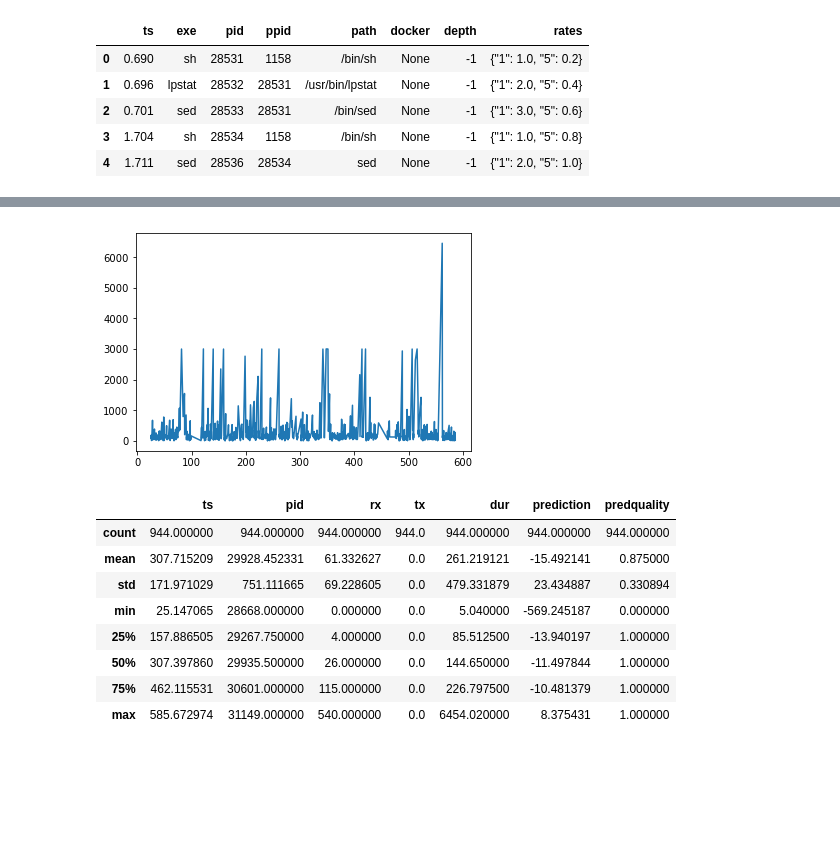
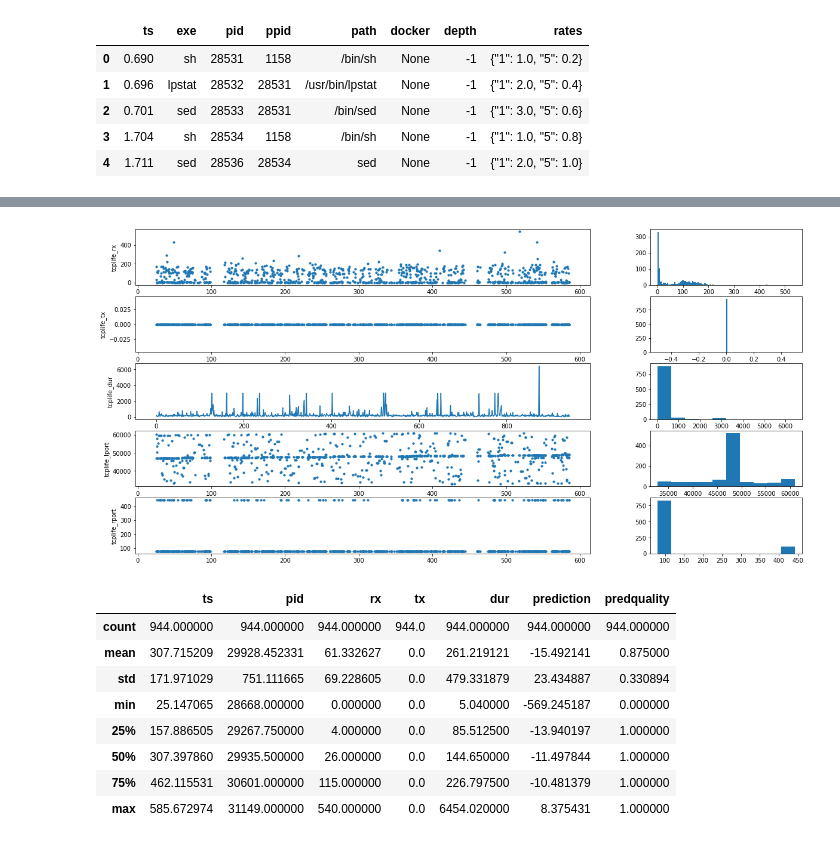
Before and after one commit to alivalehi/challenge1, a Jupyter notebook: preprocessing.ipynb, the cells around one changed output, grey strips where cells are left out. Saved outputs shown, nothing was run; the diff lists cells and outputs as text; code cells hidden in the pictures; blank space fills up the shorter version.

```diff
--- a/preprocessing.ipynb
+++ b/preprocessing.ipynb
@@ -41,19 +66,42 @@ df_tcplife = pd.read_sql_query("SELECT * FROM 'tcplife';", conn)
-# %%
-plt.plot(df_tcplife.ts,df_tcplife.dur)
-plt.show()
-
-
-
-
-df_tcplife.describe()
-# %% [output]
-[figure, removed]
-|  | ts | pid | rx | tx | dur | prediction | predquality |
-| count | 944.000000 | 944.000000 | 944.000000 | 944.0 | 944.000000 | 944.000000 | 944.000000 |
-| mean | 307.715209 | 29928.452331 | 61.332627 | 0.0 | 261.219121 | -15.492141 | 0.875000 |
-| std | 171.971029 | 751.111665 | 69.228605 | 0.0 | 479.331879 | 23.434887 | 0.330894 |
-| min | 25.147065 | 28668.000000 | 0.000000 | 0.0 | 5.040000 | -569.245187 | 0.000000 |
-| 25% | 157.886505 | 29267.750000 | 4.000000 | 0.0 | 85.512500 | -13.940197 | 1.000000 |
-| 50% | 307.397860 | 29935.500000 | 26.000000 | 0.0 | 144.650000 | -11.497844 | 1.000000 |
-| 75% | 462.115531 | 30601.000000 | 115.000000 | 0.0 | 226.797500 | -10.481379 | 1.000000 |
-| max | 585.672974 | 31149.000000 | 540.000000 | 0.0 | 6454.020000 | 8.375431 | 1.000000 |
+# %%
+
+f, subplt = plt.subplots(5,2,gridspec_kw = {'width_ratios':[3, 1]})
+
+subplt[0, 0].scatter(df_tcplife['ts'],df_tcplife['rx'],s=10)
+subplt[0, 1].hist(df_tcplife['rx'],bins = 100)
+subplt[0, 0].set_ylabel('tcplife_rx')
+
+subplt[1, 0].scatter(df_tcplife['ts'],df_tcplife['tx'],s=10)
+subplt[1, 1].hist(df_tcplife['tx'],bins = 100)
+subplt[1, 0].set_ylabel('tcplife_tx')
+
+subplt[2, 0].plot(df_tcplife['dur'])
+subplt[2, 0].set_ylabel('tcplife_dur')
+subplt[2, 1].hist(df_tcplife['dur'])
+
+
+subplt[3, 0].scatter(df_tcplife['ts'],df_tcplife['lport'],s=10)
+subplt[3, 1].hist(pd.to_numeric(df_tcplife['lport']))
+subplt[3, 0].set_ylabel('tcplife_lport')
+
+subplt[4, 0].scatter(df_tcplife['ts'],df_tcplife['rport'],s=10)
+subplt[4, 1].hist(pd.to_numeric(df_tcplife['rport']))
+subplt[4, 0].set_ylabel('tcplife_rport')
+
+f.set_figwidth(20)
+f.set_figheight(10)
+plt.show()
+# %% [output]
+[figure, added]
+# %%
+df_tcplife.describe()
+# %% [output]
+|  | ts | pid | rx | tx | dur | prediction | predquality |
+| count | 944.000000 | 944.000000 | 944.000000 | 944.0 | 944.000000 | 944.000000 | 944.000000 |
+| mean | 307.715209 | 29928.452331 | 61.332627 | 0.0 | 261.219121 | -15.492141 | 0.875000 |
+| std | 171.971029 | 751.111665 | 69.228605 | 0.0 | 479.331879 | 23.434887 | 0.330894 |
+| min | 25.147065 | 28668.000000 | 0.000000 | 0.0 | 5.040000 | -569.245187 | 0.000000 |
+| 25% | 157.886505 | 29267.750000 | 4.000000 | 0.0 | 85.512500 | -13.940197 | 1.000000 |
+| 50% | 307.397860 | 29935.500000 | 26.000000 | 0.0 | 144.650000 | -11.497844 | 1.000000 |
+| 75% | 462.115531 | 30601.000000 | 115.000000 | 0.0 | 226.797500 | -10.481379 | 1.000000 |
+| max | 585.672974 | 31149.000000 | 540.000000 | 0.0 | 6454.020000 | 8.375431 | 1.000000 |
```
Also changed, not shown: parts of 7 cells of this notebook.
